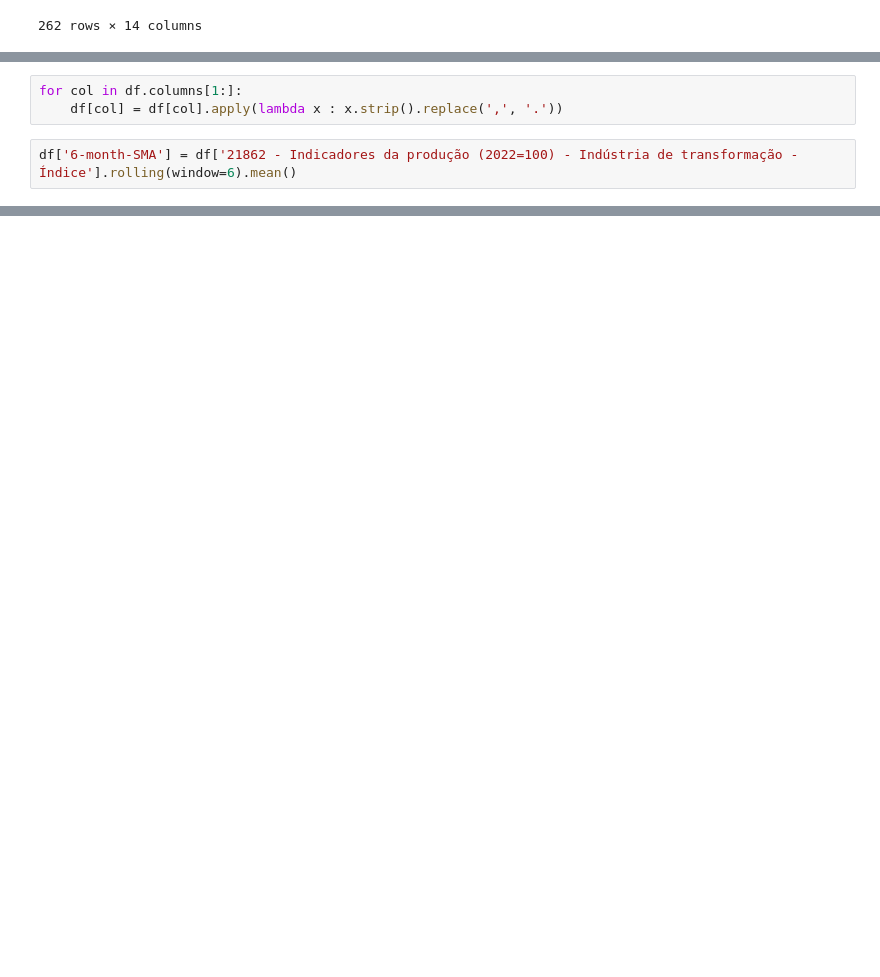
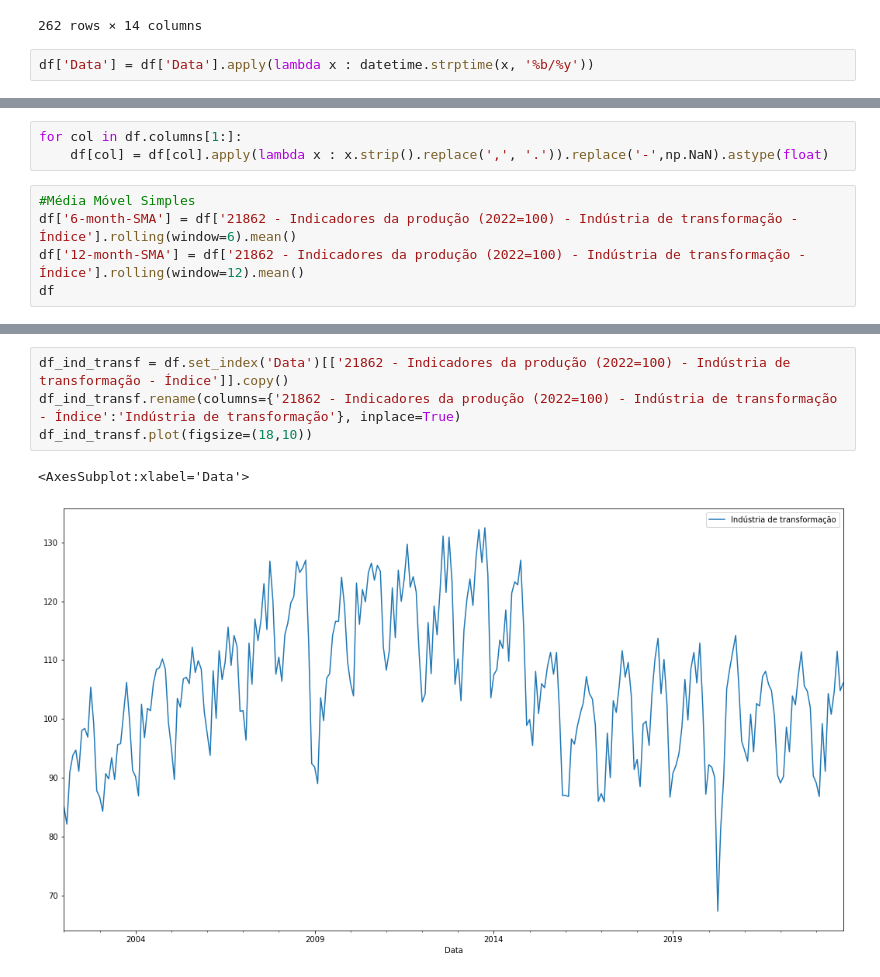
Before and after one commit to brauseo/Previsao_Industria_da_Transformacao, a Jupyter notebook: Previsao_Industria.ipynb, the cells around one changed output, grey strips where cells are left out. Saved outputs shown, nothing was run; the diff lists cells and outputs as text; blank space fills up the shorter version.

```diff
--- a/Previsao_Industria.ipynb
+++ b/Previsao_Industria.ipynb
@@ -42,3 +48,5 @@ df
 | 260 | set/23 | 106,20 | 114,90 | 104,80 | 89,40 | ... |
 | 261 | out/23 | 107,10 | 113,20 | 106,10 | 91,30 | ... |
 262 rows × 14 columns
+# %%
+df['Data'] = df['Data'].apply(lambda x : datetime.strptime(x, '%b/%y'))
@@ -45,5 +81,8 @@ df
 # %%
 for col in df.columns[1:]:
-    df[col] = df[col].apply(lambda x : x.strip().replace(',', '.'))
+    df[col] = df[col].apply(lambda x : x.strip().replace(',', '.')).replace('-',np.NaN).astype(float)
 # %%
+#Média Móvel Simples
 df['6-month-SMA'] = df['21862 - Indicadores da produção (2022=100) - Indústria de transformação - Índice'].rolling(window=6).mean()
+df['12-month-SMA'] = df['21862 - Indicadores da produção (2022=100) - Indústria de transformação - Índice'].rolling(window=12).mean()
+df
@@ -49,0 +103,7 @@ df['6-month-SMA'] = df['21862 - Indicadores da produção (2022=100) - Indústri
+# %%
+df_ind_transf = df.set_index('Data')[['21862 - Indicadores da produção (2022=100) - Indústria de transformação - Índice']].copy()
+df_ind_transf.rename(columns={'21862 - Indicadores da produção (2022=100) - Indústria de transformação - Índice':'Indústria de transformação'}, inplace=True)
+df_ind_transf.plot(figsize=(18,10))
+# %% [output]
+<AxesSubplot:xlabel='Data'>
+[figure, added]
```
Also changed, not shown: parts of 13 cells of this notebook.
